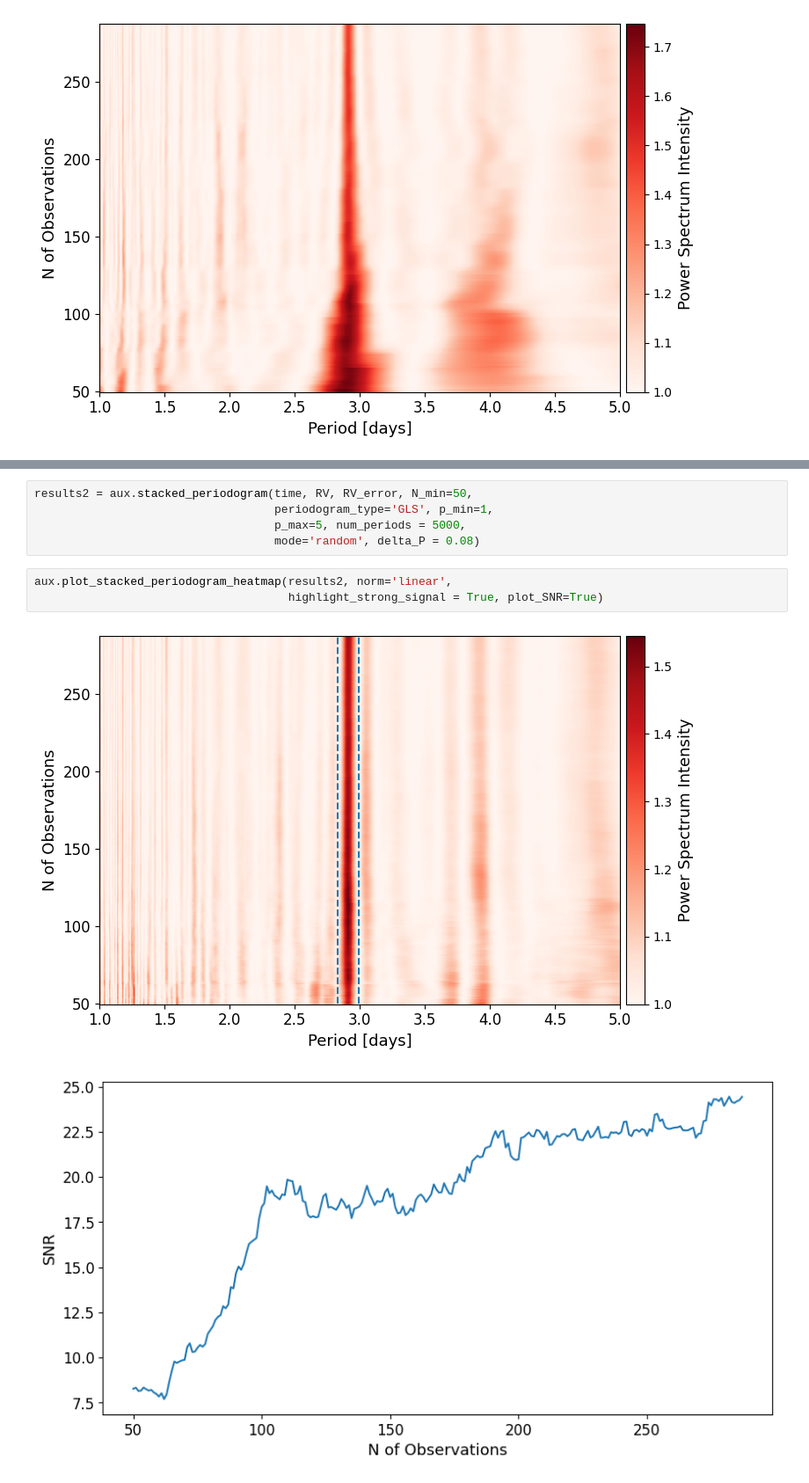
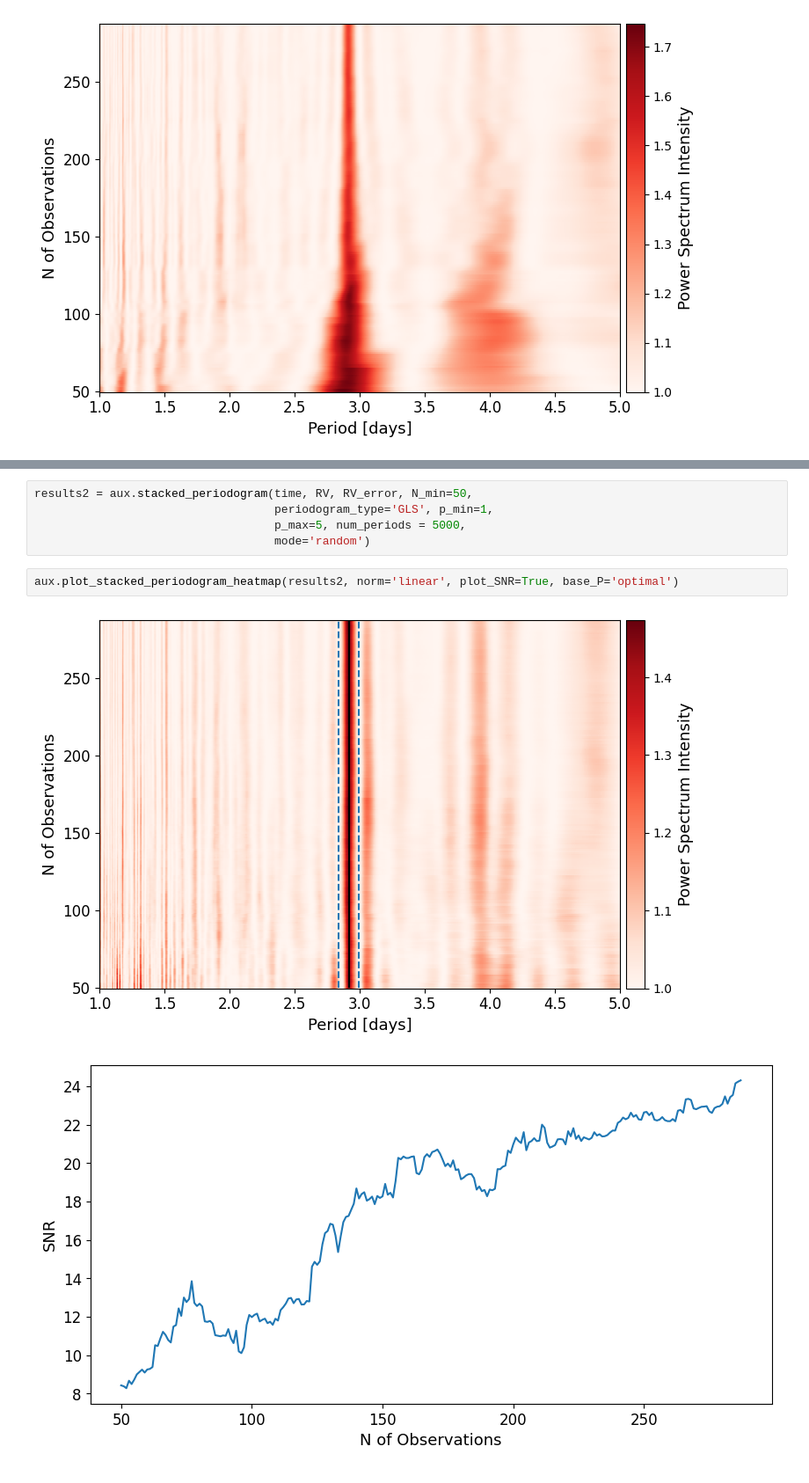
Before and after one commit to cleber-si/SBGLS-Implementation, a Jupyter notebook: Stacked_Periodogram.ipynb, the cells around one changed output, grey strips where cells are left out. Shown at 88% size. Saved outputs shown, nothing was run; the diff lists cells and outputs as text.

```diff
--- a/Stacked_Periodogram.ipynb
+++ b/Stacked_Periodogram.ipynb
@@ -81,10 +173,9 @@ aux.plot_stacked_periodogram_heatmap(results, norm='log',
 results2 = aux.stacked_periodogram(time, RV, RV_error, N_min=50,
                                    periodogram_type='GLS', p_min=1,
                                    p_max=5, num_periods = 5000,
-                                   mode='random', delta_P = 0.08)
+                                   mode='random')
 # %%
-aux.plot_stacked_periodogram_heatmap(results2, norm='linear',
-                                     highlight_strong_signal = True, plot_SNR=True)
+aux.plot_stacked_periodogram_heatmap(results2, norm='linear', plot_SNR=True, base_P='optimal')
 # %% [output]
-[figure, old version]
+[figure, new version]
-[figure, old version]
+[figure, new version]
```
Also changed, not shown: parts of 78 cells of this notebook.
